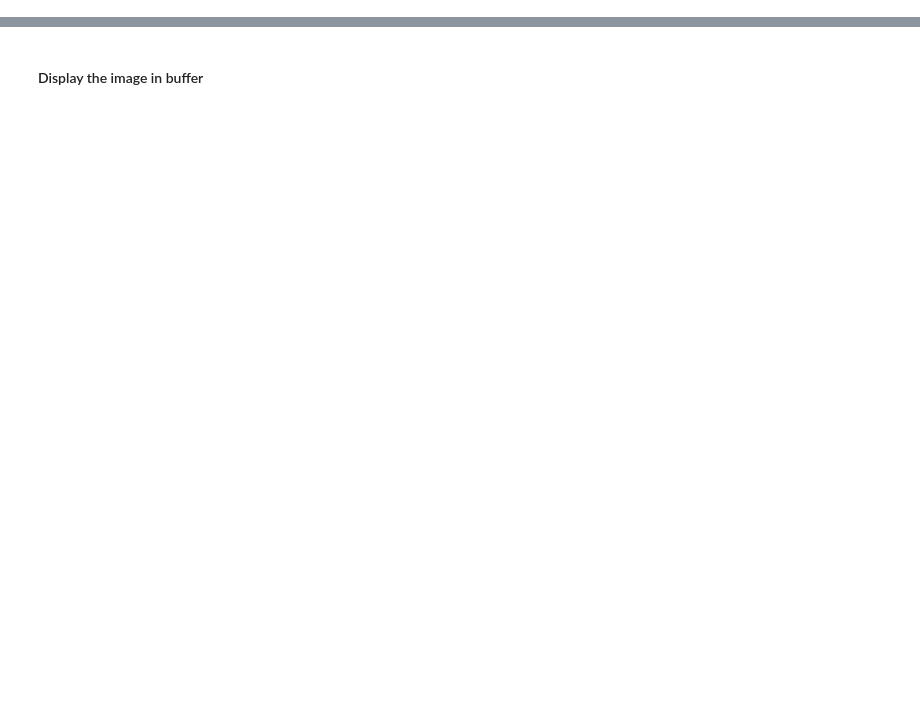
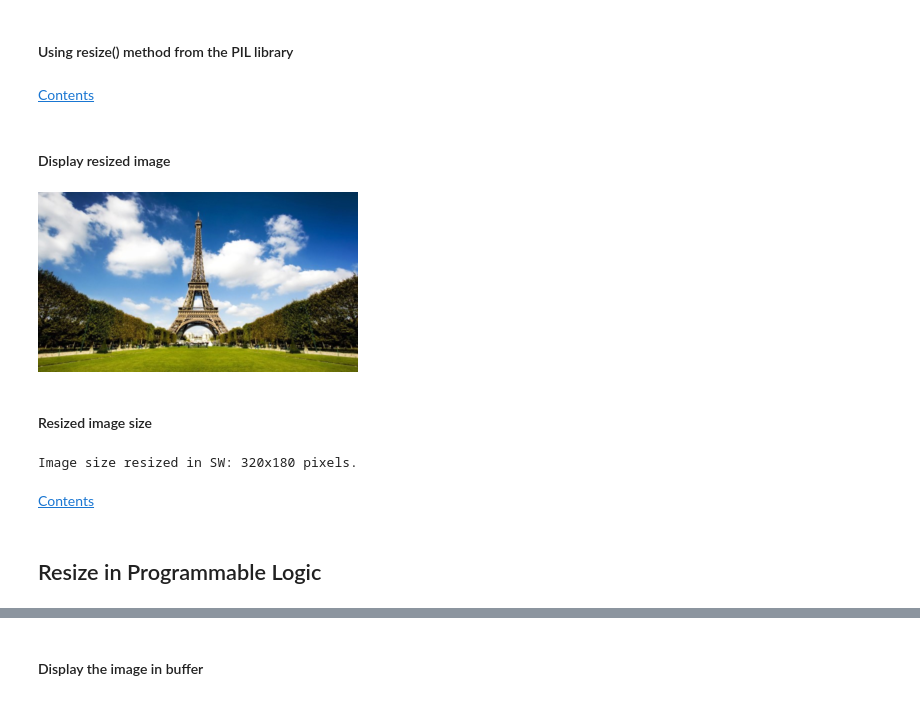
Before and after one commit to Xilinx/PYNQ-DL, a Jupyter notebook: notebooks/resize.ipynb, the cells around one changed output, grey strips where cells are left out. Drawn from its saved outputs; the diff is of its cells as text; code cells hidden in the pictures; blank space fills up the shorter version.

```diff
--- a/notebooks/resize.ipynb
+++ b/notebooks/resize.ipynb
@@ -79,0 +77,3 @@ We will use `cma_array` of the corresponding size.
+# %%
+resize_factor = 2
+new_width, new_height = int(old_width/resize_factor), int(old_height/resize_factor)
@@ -79,0 +87,25 @@ We will use `cma_array` of the corresponding size.
+# %% [markdown]
+#### Using resize() method from the PIL library
+# %%
+resized_image_sw = original_image.resize((new_width, new_height), Image.BILINEAR)
+# %% [markdown]
+[Contents](#Contents)
+# %% [markdown]
+#### Display resized image
+# %%
+output_array_sw = np.array(resized_image_sw)
+result_sw = Image.fromarray(output_array_sw)
+display(result_sw)
+# %% [output]
+[figure, added]
+# %% [markdown]
+#### Resized image size
+# %%
+width_sw, height_sw = resized_image_sw.size
+printmd("Image size resized in SW: {}x{} pixels.".format(width_sw, height_sw))
+# %% [output]
+Image size resized in SW: 320x180 pixels.
+# %% [markdown]
+[Contents](#Contents)
+# %% [markdown]
+## Resize in Programmable Logic
```
Also changed, not shown: parts of 44 cells of this notebook.
